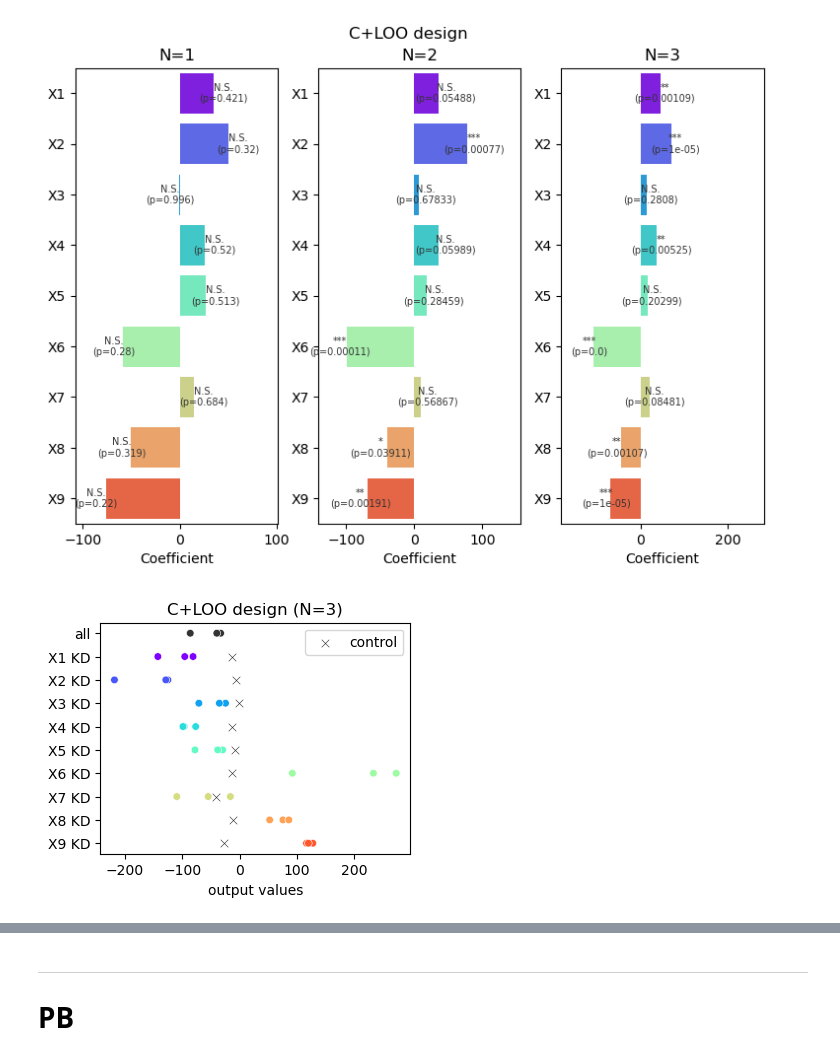
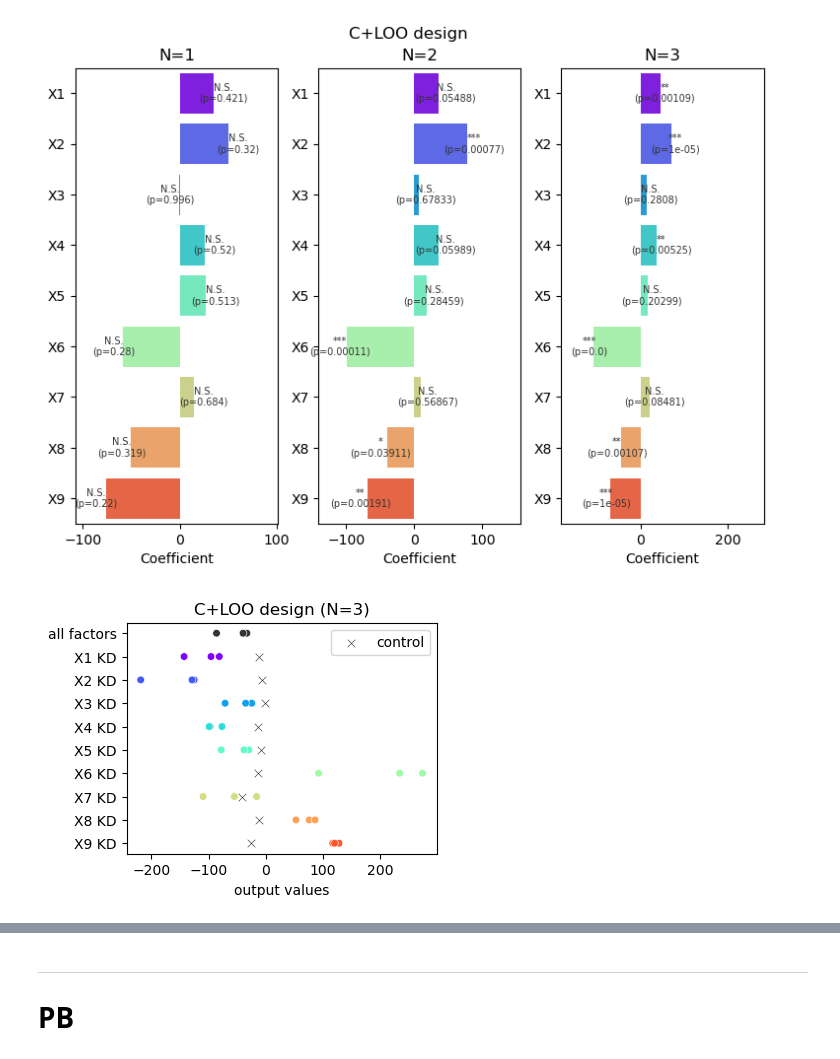
Before and after one commit to yo-aka-gene/WhyDOE, a Jupyter notebook: jupyternb/sandbox.ipynb, the cells around one changed output, grey strips where cells are left out. Saved outputs shown, nothing was run; the diff lists cells and outputs as text; code cells hidden in the pictures.

```diff
--- a/jupyternb/sandbox.ipynb
+++ b/jupyternb/sandbox.ipynb
@@ -379,7 +376,7 @@ for i, s in enumerate(seeds):
         )
     ]
     model.plot(ax=ax.ravel()[i])
-    suffix = "all" if i == 0 else f"X{i} KD"
+    suffix = "all factors" if i == 0 else f"X{i} KD"
     ax.ravel()[i].set(title=f"#{i + 1} ({suffix})")
 
 y = np.array(y)
@@ -582,25 +579,25 @@ if conf.savefig:
 # %%
 fig, ax = plt.subplots(figsize=(4, 3))
 
 sns.scatterplot(
-    y=["all" if i == 0 else f"X{i} KD" for i in range(10)] * nrep,
+    y=["all factors" if i == 0 else f"X{i} KD" for i in range(10)] * nrep,
     x=y3, s=30, color = (
         [".2"] + [plt.cm.rainbow(i/9) for i in range(9)]
     ) * 3
 )
 
 counterpart = [None] + [
     np.mean([v for loc, v in enumerate(y3) if loc % 10 != i]) for i in range(9)
 ]
 
 sns.scatterplot(
     y=["control" if i == 0 else f"X{i} KD" for i in range(10)],
     x=counterpart, s=30, marker="x", color=".2", label="control"
 )
 
 ax.set(xlabel="output values", ylabel="", title=f"C+LOO design (N={nrep})")
 
 if conf.savefig:
     fig.savefig(f"{conf.out}/sim_res_n={nrep}", **kwarg_savefig)
 # %% [output]
-[figure, old version]
+[figure, new version]
```
Also changed, not shown: parts of 18 cells of this notebook, 21 other files.
